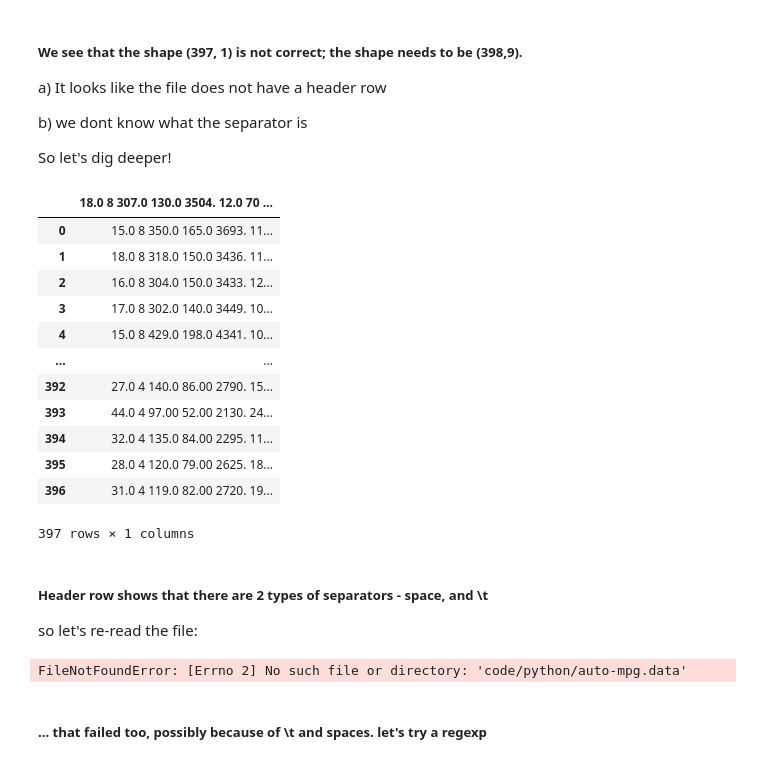
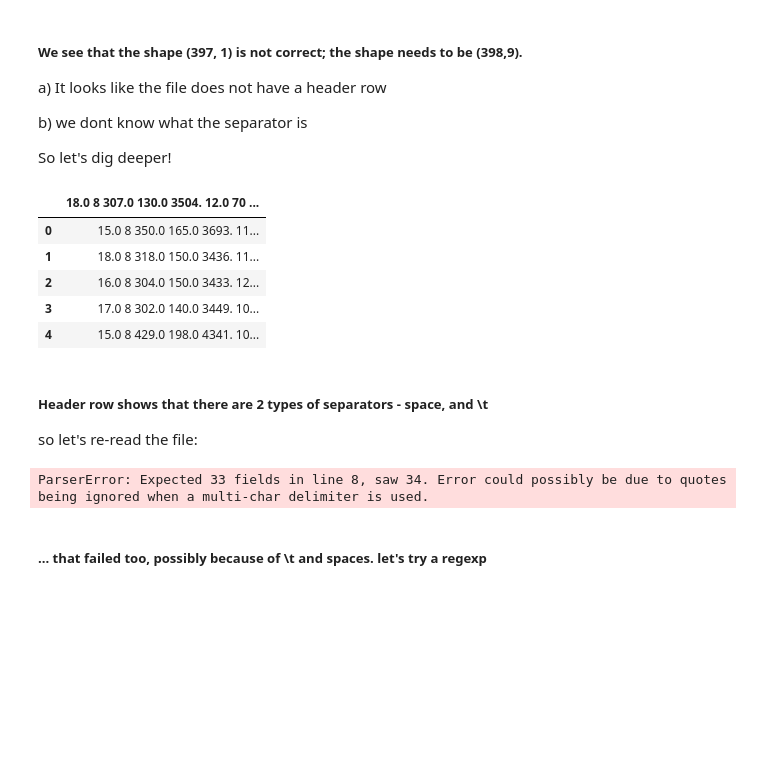
Before and after one commit to sdwarka/ipynb-test, a Jupyter notebook: graph-doodles.ipynb, the cells around one changed output. Cells and saved outputs as stored; diff of their text form; code cells hidden in the pictures; blank space fills up the shorter version.

```diff
--- a/graph-doodles.ipynb
+++ b/graph-doodles.ipynb
@@ -19,29 +19,22 @@ b) we dont know what the separator is
 So let's dig deeper!
 # %%
 # first, print the data
-data
+data.head()
 # %% [output]
 |  | 18.0 8 307.0 130.0 3504. 12.0 70 ... |
 | 0 | 15.0 8 350.0 165.0 3693. 11... |
 | 1 | 18.0 8 318.0 150.0 3436. 11... |
 | 2 | 16.0 8 304.0 150.0 3433. 12... |
 | 3 | 17.0 8 302.0 140.0 3449. 10... |
 | 4 | 15.0 8 429.0 198.0 4341. 10... |
-| ... | ... |
-| 392 | 27.0 4 140.0 86.00 2790. 15... |
-| 393 | 44.0 4 97.00 52.00 2130. 24... |
-| 394 | 32.0 4 135.0 84.00 2295. 11... |
-| 395 | 28.0 4 120.0 79.00 2625. 18... |
-| 396 | 31.0 4 119.0 82.00 2720. 19... |
-397 rows × 1 columns
 # %% [markdown]
 ##### Header row shows that there are 2 types of separators - space, and \t
 so let's re-read the file:
 # %%
 #re-read the file
-data = pd.read_csv("~/code/python/auto-mpg.data")
+data = pd.read_csv("~/code/python/auto-mpg.data", sep = "\s")
 # %% [output]
-FileNotFoundError: [Errno 2] No such file or directory: 'code/python/auto-mpg.data'
+ParserError: Expected 33 fields in line 8, saw 34. Error could possibly be due to quotes being ignored when a multi-char delimiter is used.
 # %% [markdown]
 ##### ... that failed too, possibly because of \t and spaces. let's try a regexp
 # %%
```
Also changed, not shown: parts of 4 cells of this notebook.
